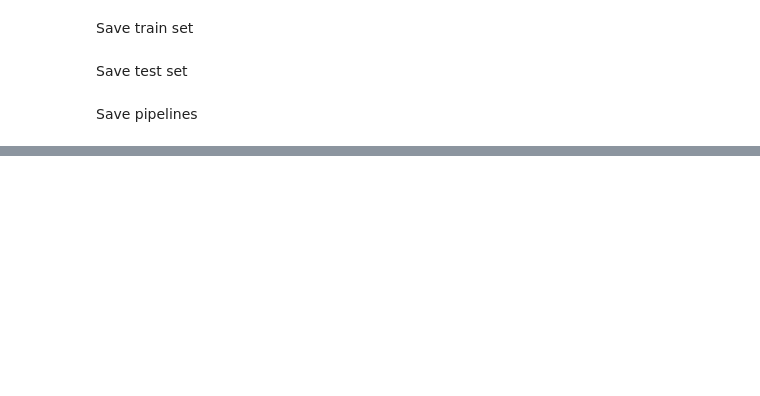
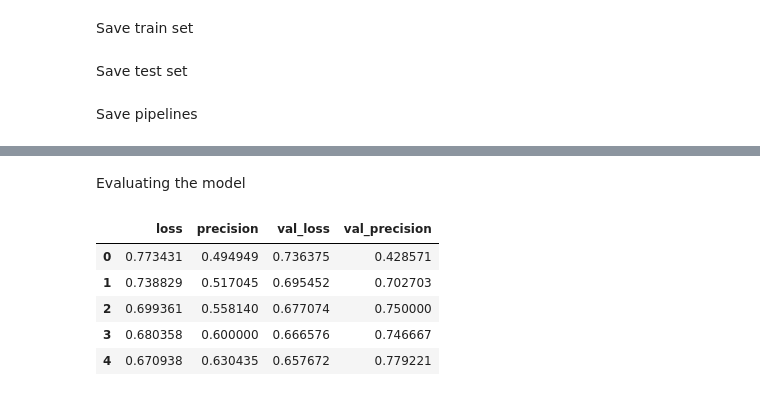
Before and after one commit to AngeloGaeta1990/Heart_attack_risk, a Jupyter notebook: jupyer_notebooks/ModelingAndEvaluation.ipynb, the cells around one changed output, grey strips where cells are left out. Saved outputs shown, nothing was run; the diff lists cells and outputs as text; code cells hidden in the pictures; blank space fills up the shorter version.

```diff
--- a/jupyer_notebooks/ModelingAndEvaluation.ipynb
+++ b/jupyer_notebooks/ModelingAndEvaluation.ipynb
@@ -592,0 +580,2 @@ joblib.dump(value=pipeline_clf,
+# %%
+df["Cholesterol"] = df["Cholesterol"].replace(0, np.nan)
@@ -592,0 +686,28 @@ joblib.dump(value=pipeline_clf,
+# %%
+os.environ['TF_CPP_MIN_LOG_LEVEL'] = '2'
+
+
+def create_tf_model_sigmoid(n_features):
+    """
+    Create a TensorFlow model with a sigmoid activation function
+    """
+
+    model = Sequential()
+    model.add(Dense(units=n_features, activation='relu',
+                    input_shape=(n_features, )))
+    model.add(Dropout(0.25))
+
+    model.add(Dense(units=20, activation='relu'))
+    model.add(Dropout(0.25))
+
+    model.add(Dense(units=10, activation='relu'))
+    model.add(Dropout(0.25))
+
+    model.add(Dense(units=5, activation='relu'))
+    model.add(Dropout(0.25))
+
+    model.add(Dense(units=1, activation='sigmoid'))
+    model.compile(loss='binary_crossentropy',
+                  optimizer='adam', metrics=['precision'])
+
+    return model
@@ -592,0 +775,12 @@ joblib.dump(value=pipeline_clf,
+# %% [markdown]
+Evaluating the model
+# %%
+history = pd.DataFrame(model.history.history)
+history.head()
+# %% [output]
+|  | loss | precision | val_loss | val_precision |
+| 0 | 0.773431 | 0.494949 | 0.736375 | 0.428571 |
+| 1 | 0.738829 | 0.517045 | 0.695452 | 0.702703 |
+| 2 | 0.699361 | 0.558140 | 0.677074 | 0.750000 |
+| 3 | 0.680358 | 0.600000 | 0.666576 | 0.746667 |
+| 4 | 0.670938 | 0.630435 | 0.657672 | 0.779221 |
```
Also changed, not shown: parts of 35 cells of this notebook, 1 other file.
